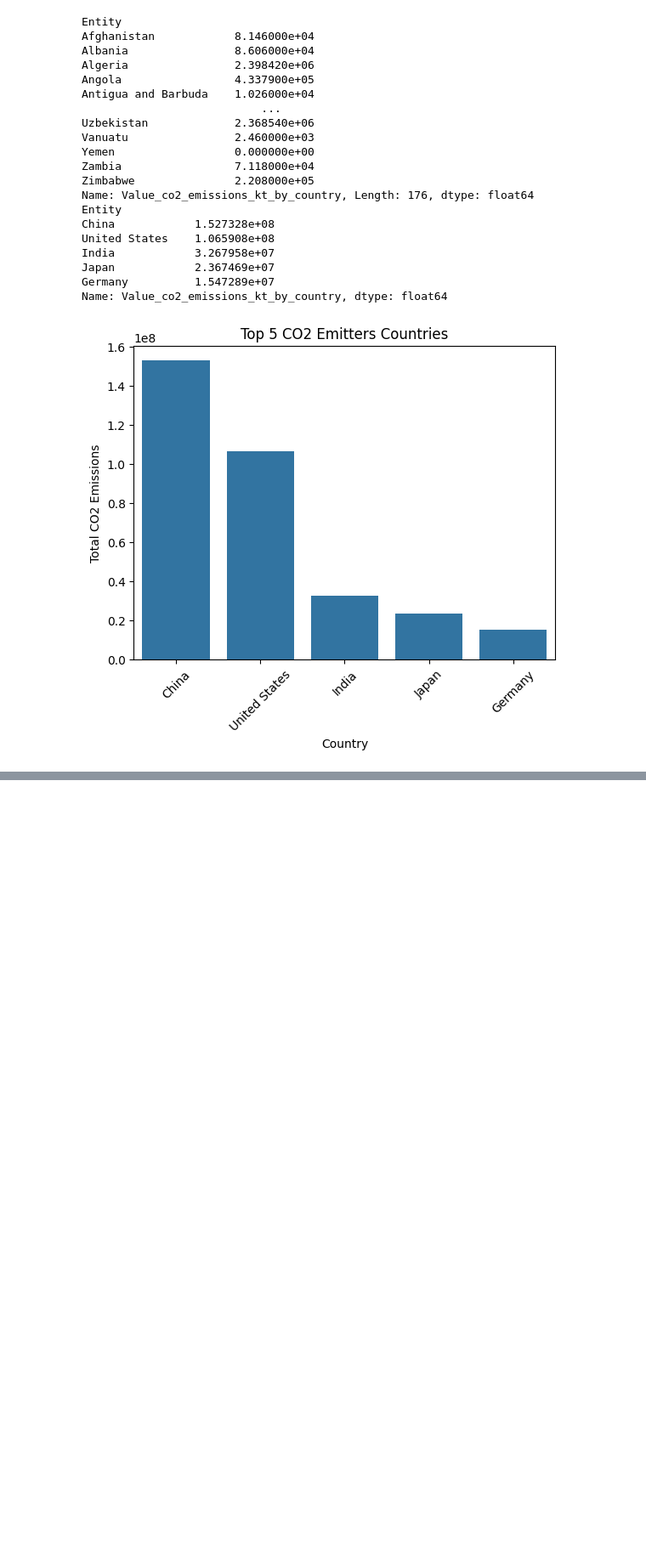
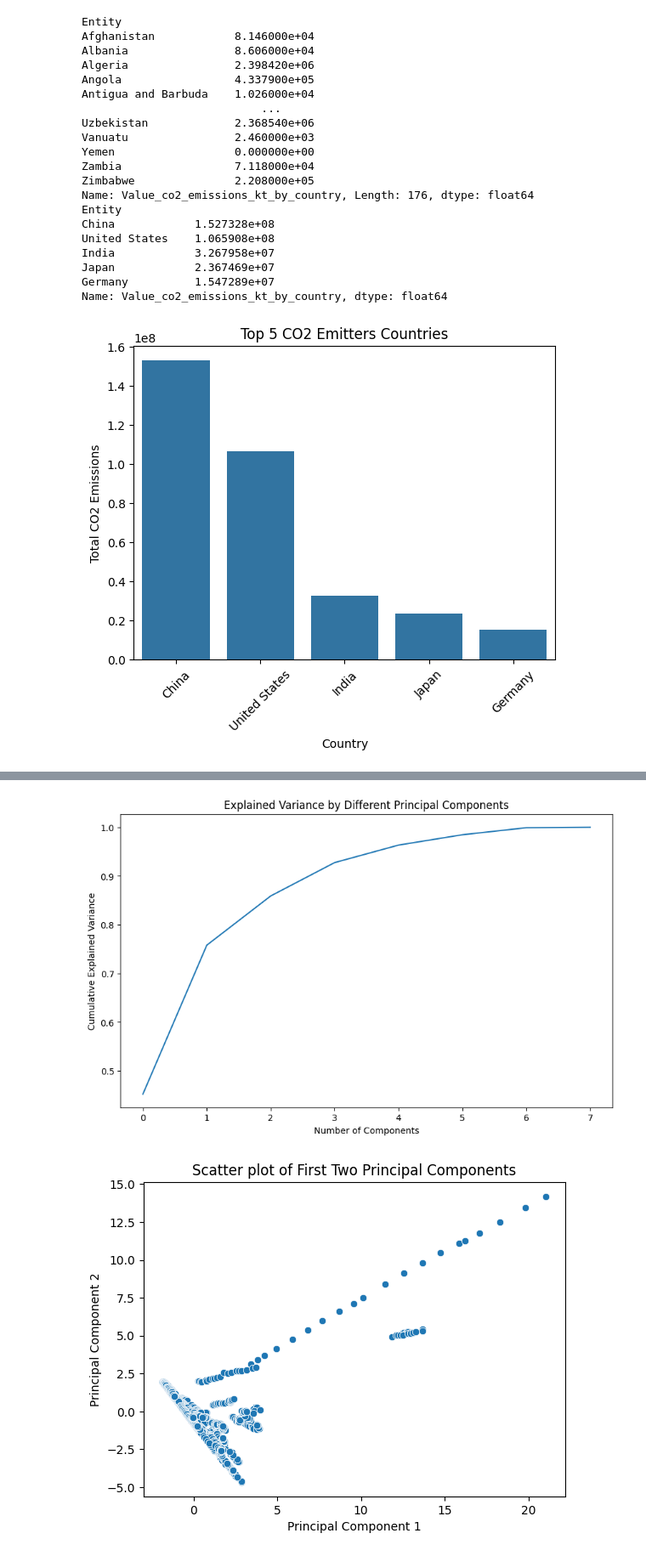
Before and after one commit to hugoguilbot/MLProject, a Jupyter notebook: Data-Analyse.ipynb, the cells around one changed output, grey strips where cells are left out. Shown at 85% size. Cells and saved outputs as stored; diff of their text form; code cells hidden in the pictures; blank space fills up the shorter version.

```diff
--- a/Data-Analyse.ipynb
+++ b/Data-Analyse.ipynb
@@ -194,0 +287,65 @@ plt.show()
+# %%
+from sklearn.decomposition import PCA
+from sklearn.preprocessing import scale
+import matplotlib.pyplot as plt
+from sklearn.preprocessing import StandardScaler
+
+# Sélection des colonnes pour l'ACP
+selected_columns = ['Access to electricity (% of population)',
+                    'Access to clean fuels for cooking',
+                    'Electricity from fossil fuels (TWh)',
+                    'Electricity from nuclear (TWh)',
+                    'Electricity from renewables (TWh)',
+                    'Primary energy consumption per capita (kWh/person)',
+                    'Value_co2_emissions_kt_by_country',
+                    'gdp_per_capita']
+
+# Préparation des données : élimination des valeurs manquantes et normalisation
+data_for_pca = energy[selected_columns].dropna()
+scaler = StandardScaler()
+scaled_data = scaler.fit_transform(data_for_pca)
+
+
+# Application de l'ACP
+pca = PCA()
+pca_results = pca.fit_transform(scaled_data)
+
+# Variance expliquée par chaque composante principale
+explained_variance = pca.explained_variance_ratio_
+
+# Création d'un DataFrame pour les résultats de l'ACP
+pca_df = pd.DataFrame(data=pca_results, columns=[f'PC{i+1}' for i in range(len(selected_columns))])
+
+# Visualisation de la variance expliquée
+plt.figure(figsize=(10, 6))
+plt.plot(np.cumsum(explained_variance))
+plt.xlabel('Number of Components')
+plt.ylabel('Cumulative Explained Variance')
+plt.title('Explained Variance by Different Principal Components')
+plt.show()
+
+# Affichage des deux premières composantes principales
+sns.scatterplot(x=pca_df['PC1'], y=pca_df['PC2'])
+plt.xlabel('Principal Component 1')
+plt.ylabel('Principal Component 2')
+plt.title('Scatter plot of First Two Principal Components')
+plt.show()
+
+# Affichage des coordonnées des variables sur les deux premières composantes principales
+fig = plt.figure(figsize=(10, 10))
+ax = fig.add_subplot(1, 1, 1)
+coord1 = pca.components_[0] * np.sqrt(pca.explained_variance_[0])
+coord2 = pca.components_[1] * np.sqrt(pca.explained_variance_[1])
+
+for i, j, nom in zip(coord1, coord2, selected_columns):
+    plt.text(i, j, nom)
+    plt.arrow(0, 0, i, j, color='black')
+
+plt.axis('equal')
+plt.title('Variable Representation on First Two Principal Components')
+c = plt.Circle((0, 0), radius=1, color='gray', fill=False)
+ax.add_patch(c)
+plt.show()
+# %% [output]
+[figure, added]
+[figure, added]
```
Also changed, not shown: parts of 14 cells of this notebook, 1 other file.
